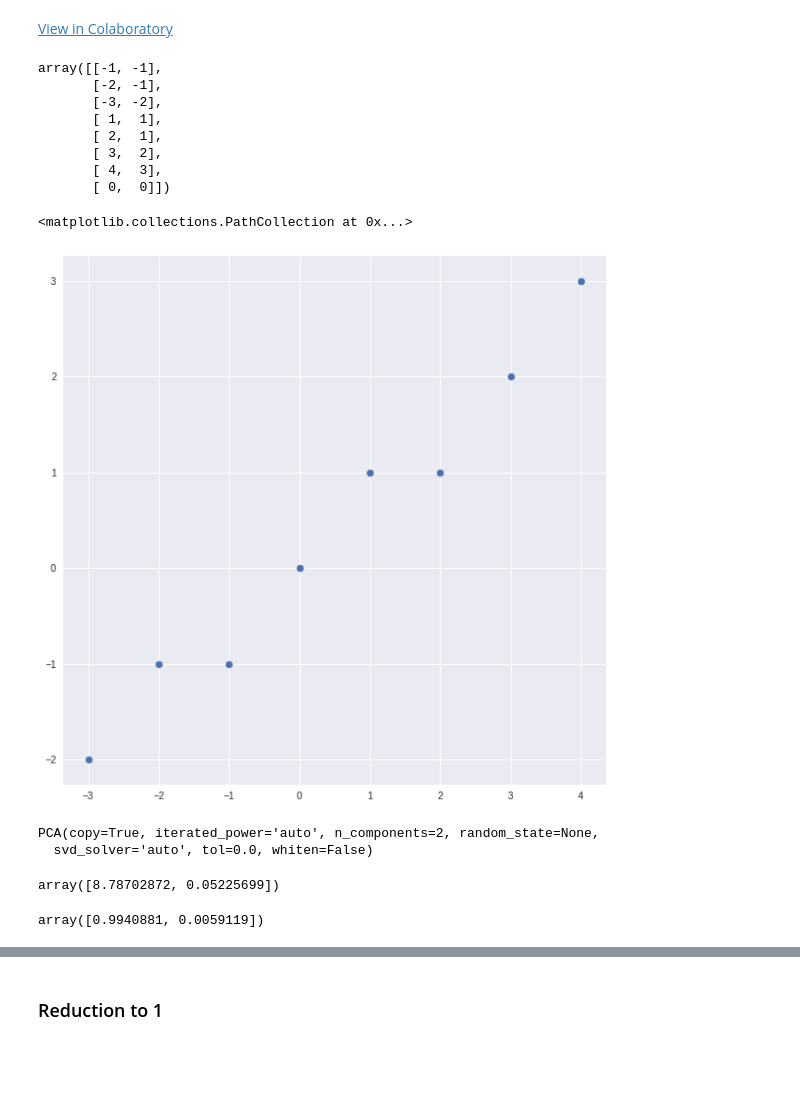
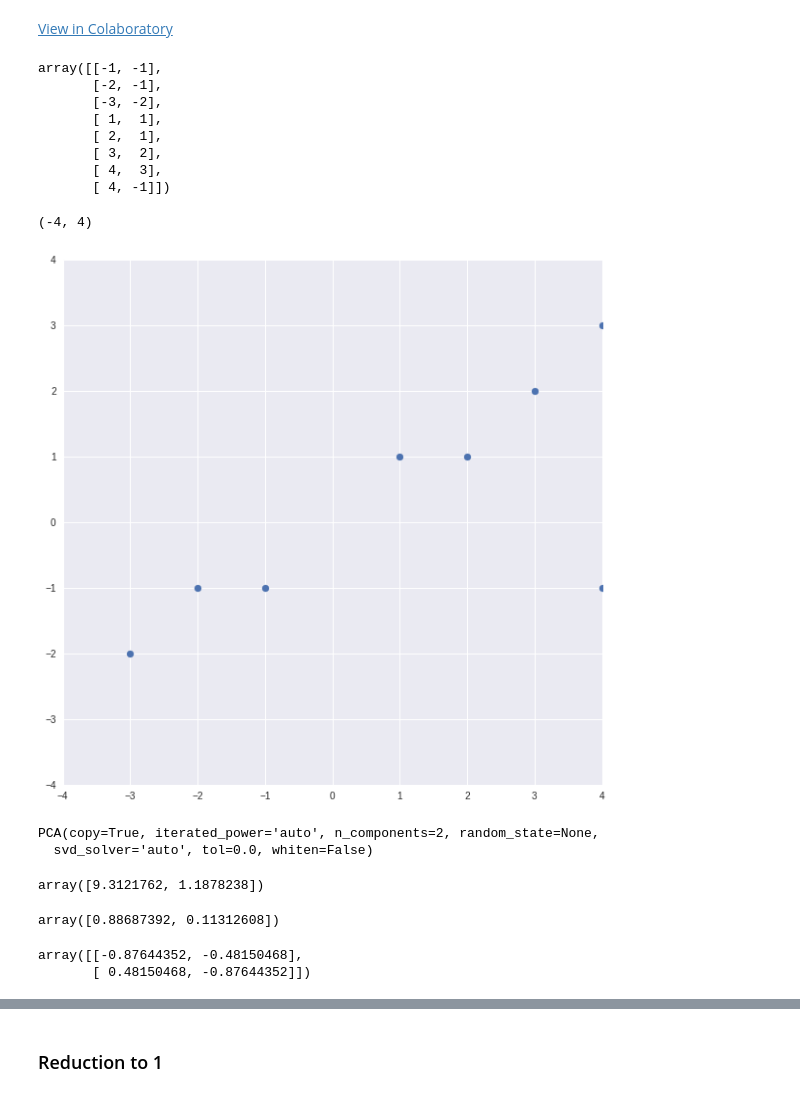
Before and after one commit to DJCordhose/data-viz, a Jupyter notebook: notebooks/5-1-pca.ipynb, the cells around one changed output, grey strips where cells are left out. Cells and saved outputs as stored; diff of their text form; code cells hidden in the pictures; blank space fills up the shorter version.

```diff
--- a/notebooks/5-1-pca.ipynb
+++ b/notebooks/5-1-pca.ipynb
@@ -9,8 +9,8 @@ warnings.filterwarnings('ignore')
 import numpy as np
 from sklearn.decomposition import PCA
 # %%
-# X = np.array([[-1, -1], [-2, -1], [-3, -2], [1, 1], [2, 1], [3, 2], [4, 3], [4, -1]])
-X = np.array([[-1, -1], [-2, -1], [-3, -2], [1, 1], [2, 1], [3, 2], [4, 3], [0, 0]])
+X = np.array([[-1, -1], [-2, -1], [-3, -2], [1, 1], [2, 1], [3, 2], [4, 3], [4, -1]])
+# X = np.array([[-1, -1], [-2, -1], [-3, -2], [1, 1], [2, 1], [3, 2], [4, 3], [0, 0]])
 # X = np.array([[-1, 1], [-2, 2], [-3, 3], [1, 1], [2, 2], [3, 3], [4, 4]])
 # %%
 X
@@ -22,16 +22,18 @@ array([[-1, -1],
        [ 2,  1],
        [ 3,  2],
        [ 4,  3],
-       [ 0,  0]])
+       [ 4, -1]])
 # %%
 import matplotlib.pyplot as plt
 # %%
 plt.figure(figsize=(10,10))
 plt.scatter(X[:, 0], X[:, 1])
+plt.xlim(-4, 4)
+plt.ylim(-4, 4)
 # plt.savefig('original.png')
 # %% [output]
-<matplotlib.collections.PathCollection at 0x...>
+(-4, 4)
-[figure, old version]
+[figure, new version]
 # %%
 pca = PCA(n_components=2)
 pca.fit(X)
@@ -41,9 +43,15 @@ PCA(copy=True, iterated_power='auto', n_components=2, random_state=None,
 # %%
 pca.explained_variance_
 # %% [output]
-array([8.78702872, 0.05225699])
+array([9.3121762, 1.1878238])
 # %%
 # sum is 1, first pc has a very high variance, i.e. is very good, second could be deleted
 pca.explained_variance_ratio_
 # %% [output]
-array([0.9940881, 0.0059119])
+array([0.88687392, 0.11312608])
+# %%
+pcs = pca.components_
+pcs
+# %% [output]
+array([[-0.87644352, -0.48150468],
+       [ 0.48150468, -0.87644352]])
```
Also changed, not shown: parts of 7 cells of this notebook.
